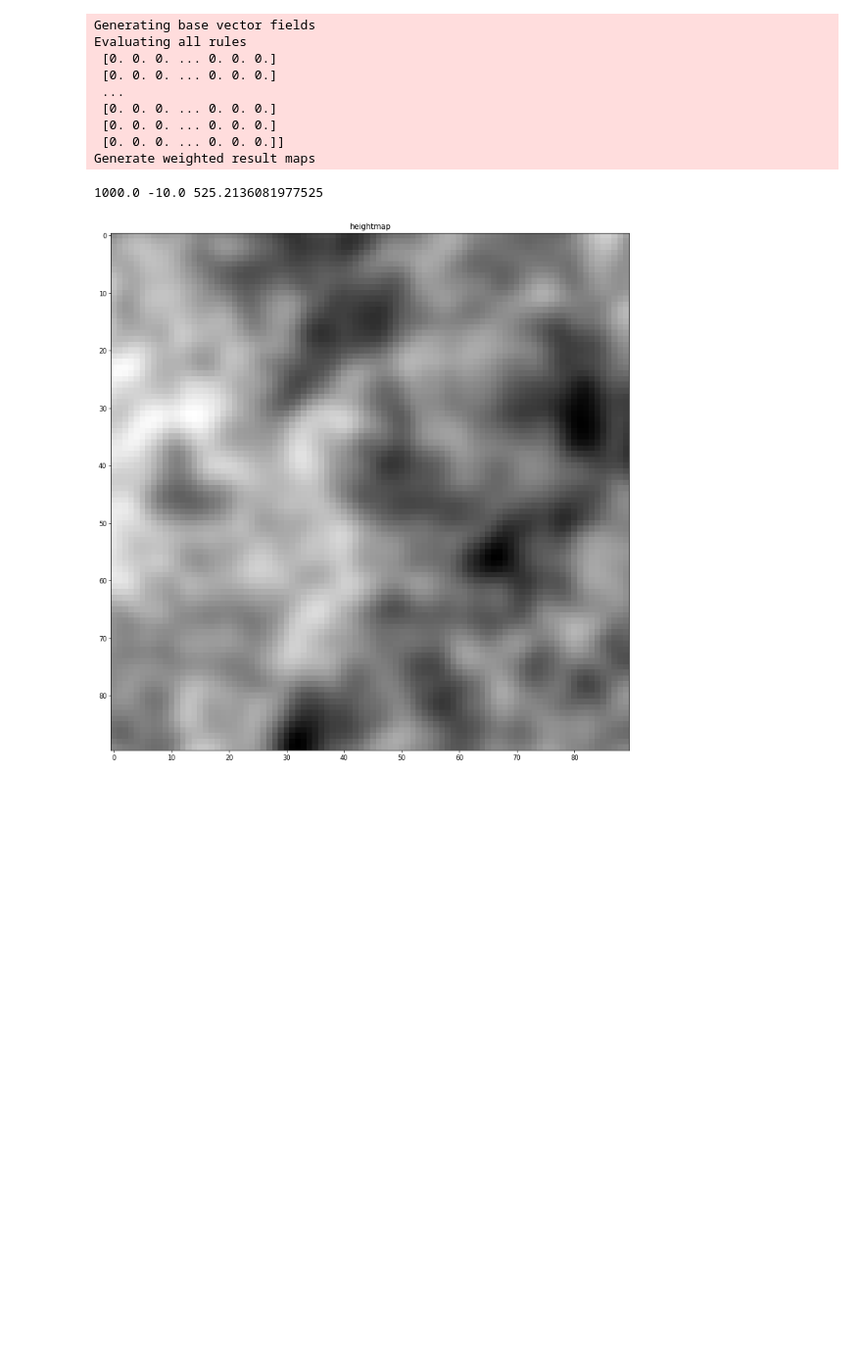
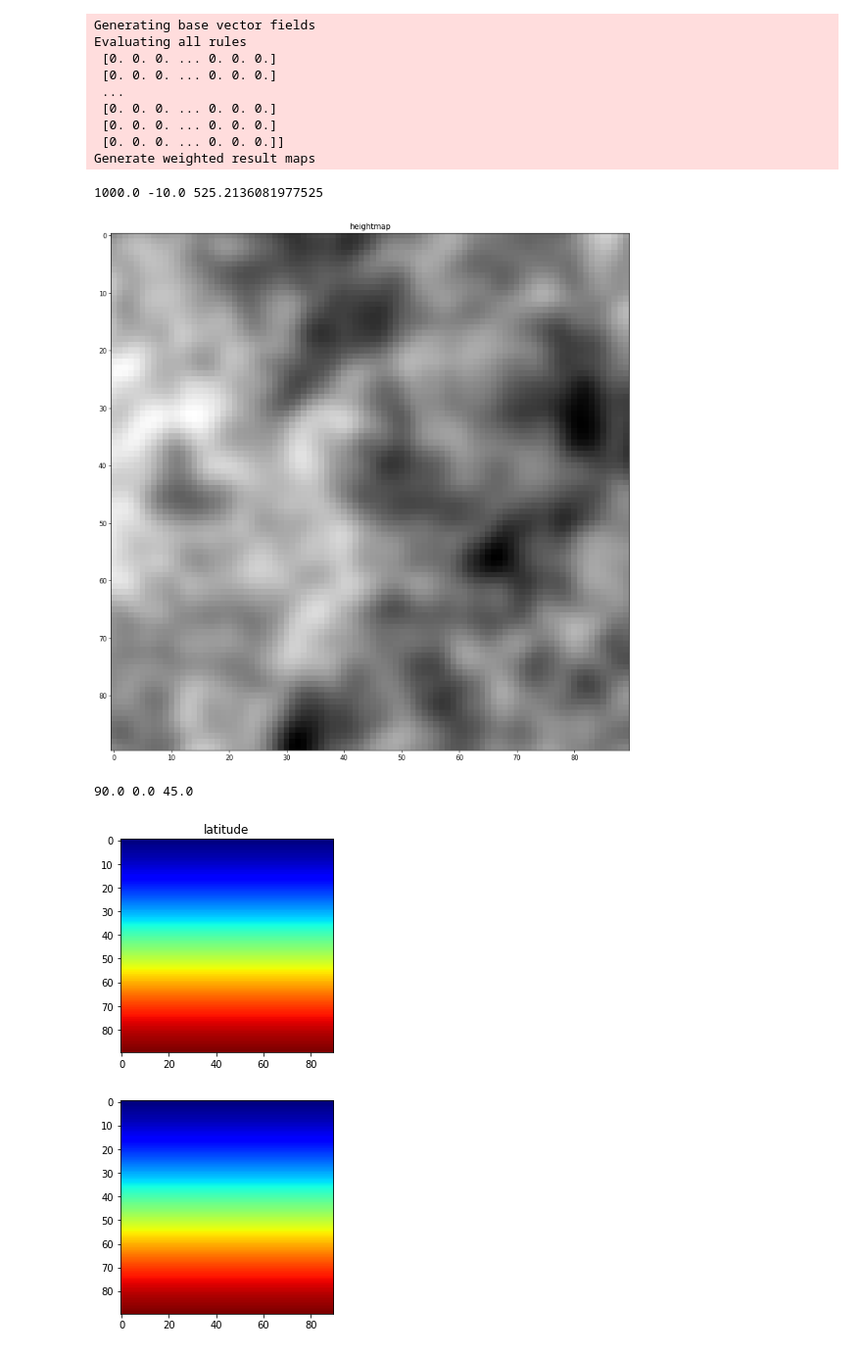
Before and after one commit to dlangerm/map-generator, a Jupyter notebook: heightmap_generator.ipynb, the cells around one changed output. Shown at 98% size. Drawn from its saved outputs; the diff is of its cells as text; code cells hidden in the pictures; blank space fills up the shorter version.

```diff
--- a/heightmap_generator.ipynb
+++ b/heightmap_generator.ipynb
@@ -22,24 +22,45 @@ Generate weighted result maps
 # %%
 import matplotlib.pyplot as plt
 
 result = collection._vector_fields['heightmap_m']
 fig = plt.figure(
     figsize=(15, 15), dpi=60, facecolor='w', edgecolor='k'
 )
 print(result.max(), result.min(), result.mean())
 plt.title(str('heightmap'))
 plt.imshow(
     result,
     cmap='gray',
     norm=None,
     interpolation=None,
     vmin=0,
     vmax=1000
 )
 plt.show()
+
+result = collection._vector_fields['latitude']
+print(result.max(), result.min(), result.mean())
+plt.title(str('latitude'))
+plt.imshow(
+    result,
+    cmap='jet',
+    norm=None,
+    interpolation=None,
+)
+plt.show()
+plt.imshow(
+    abs(result),
+    cmap='jet',
+    norm=None,
+    interpolation=None,
+)
+plt.show()
 # %% [output]
 1000.0 -10.0 525.2136081977525
 [figure]
+90.0 0.0 45.0
+[figure, added]
+[figure, added]
 # %%
 import matplotlib.pyplot as plt
 
```
Also changed, not shown: parts of 1 cell of this notebook, 2 other files.
